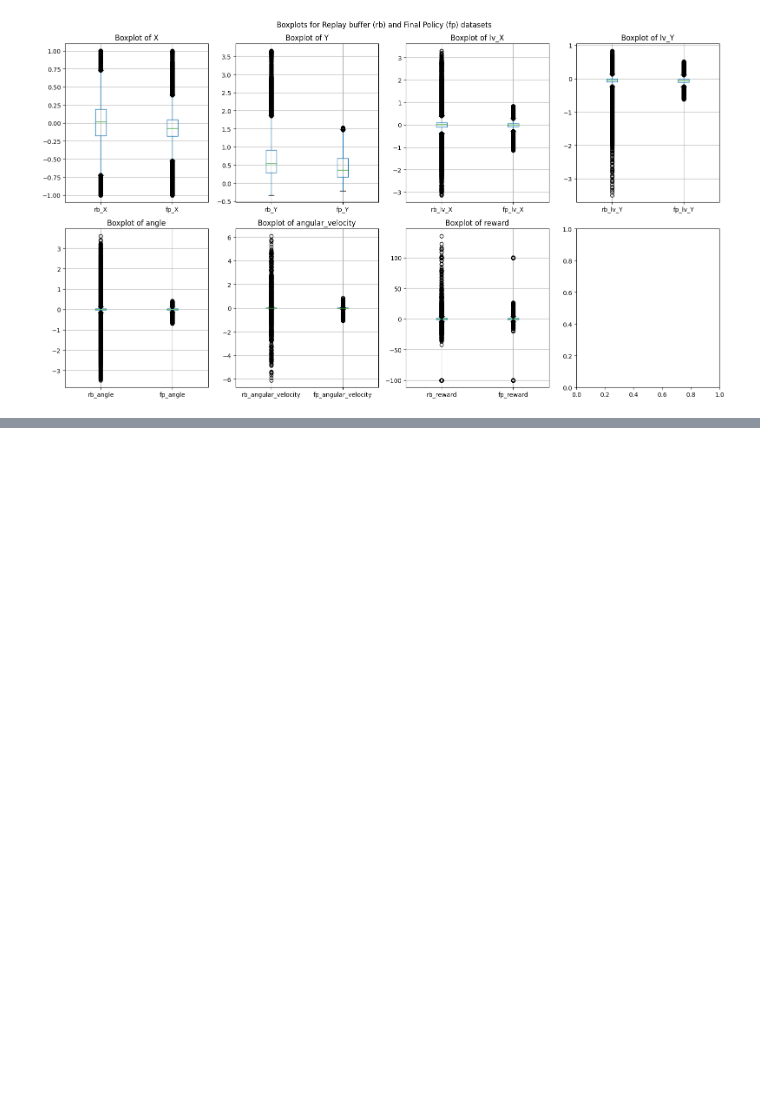
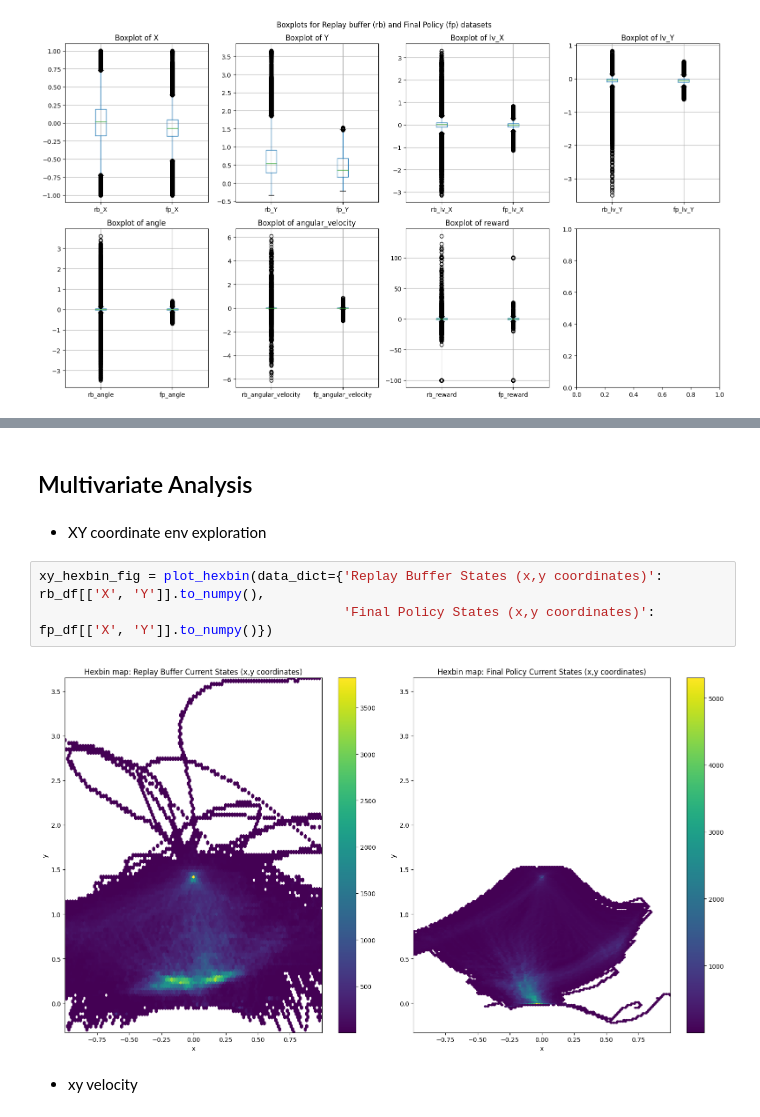
Before and after one commit to andonov16/Offline_RL_PW, a Jupyter notebook: notebooks/data_exploration.ipynb, the cells around one changed output, grey strips where cells are left out. Drawn from its saved outputs; the diff is of its cells as text; blank space fills up the shorter version.

```diff
--- a/notebooks/data_exploration.ipynb
+++ b/notebooks/data_exploration.ipynb
@@ -182,0 +204,11 @@ rb_fp_boxplots_combined_fig = plot_boxplots_compare_df(
+# %% [markdown]
+<h2> Multivariate Analysis </h2>
+# %% [markdown]
+* XY coordinate env exploration
+# %%
+xy_hexbin_fig = plot_hexbin(data_dict={'Replay Buffer States (x,y coordinates)': rb_df[['X', 'Y']].to_numpy(),
+                                       'Final Policy States (x,y coordinates)': fp_df[['X', 'Y']].to_numpy()})
+# %% [output]
+[figure, added]
+# %% [markdown]
+* xy velocity
```
Also changed, not shown: parts of 5 cells of this notebook, 2 other files.
